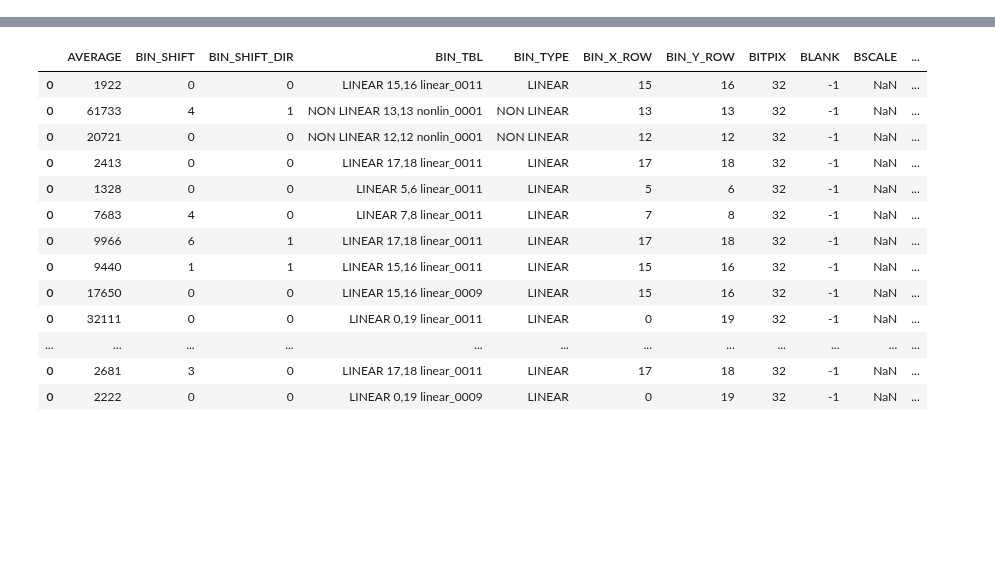
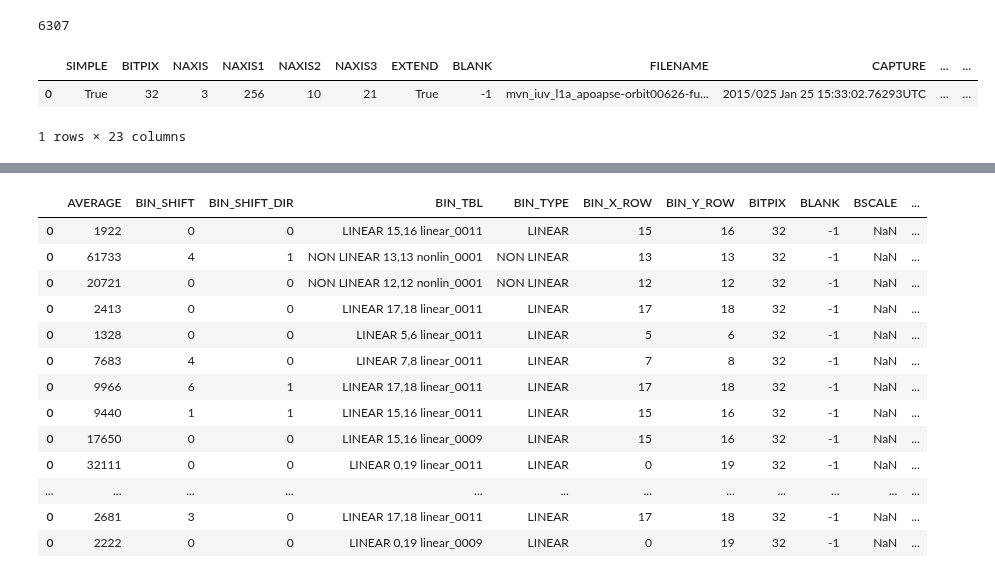
Before and after one commit to michaelaye/iuvs, a Jupyter notebook: notebooks/2015-04-02 L1A summary dataframe production.ipynb, the cells around one changed output, grey strips where cells are left out. Saved outputs shown, nothing was run; the diff lists cells and outputs as text; code cells hidden in the pictures; blank space fills up the shorter version.

```diff
--- a/notebooks/2015-04-02 L1A summary dataframe production.ipynb
+++ b/notebooks/2015-04-02 L1A summary dataframe production.ipynb
@@ -1,8 +1,20 @@
 # %%
-fnames = io.l1a_filenames(iterator=False, stage=False)
+fnames = io.l1a_filenames("dark", iterator=False, stage=False)
+# %%
+len(fnames)
+# %% [output]
+6307
 # %%
 from IPython.parallel import Client
 c = Client()
 # %%
 dview = c.direct_view()
 lview = c.load_balanced_view()
+# %%
+l1a = io.L1AReader(fnames[0])
+# %%
+io.get_header_df(l1a.hdulist[0]).T.convert_objects()
+# %% [output]
+|  | SIMPLE | BITPIX | NAXIS | NAXIS1 | NAXIS2 | NAXIS3 | EXTEND | BLANK | FILENAME | CAPTURE | ... | ... |
+| 0 | True | 32 | 3 | 256 | 10 | 21 | True | -1 | mvn_iuv_l1a_apoapse-orbit00626-fu... | 2015/025 Jan 25 15:33:02.76293UTC | ... | ... |
+1 rows × 23 columns
```
Also changed, not shown: parts of 4 cells of this notebook, 3 other files.
